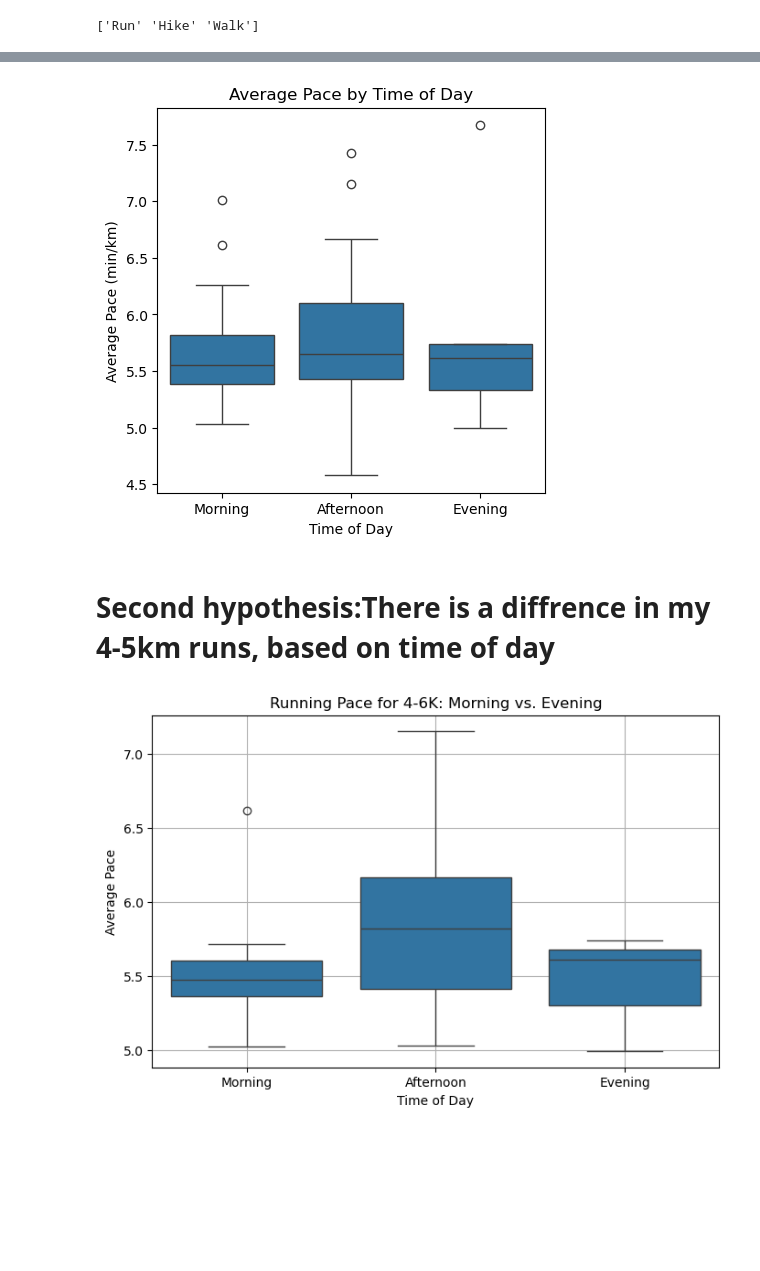
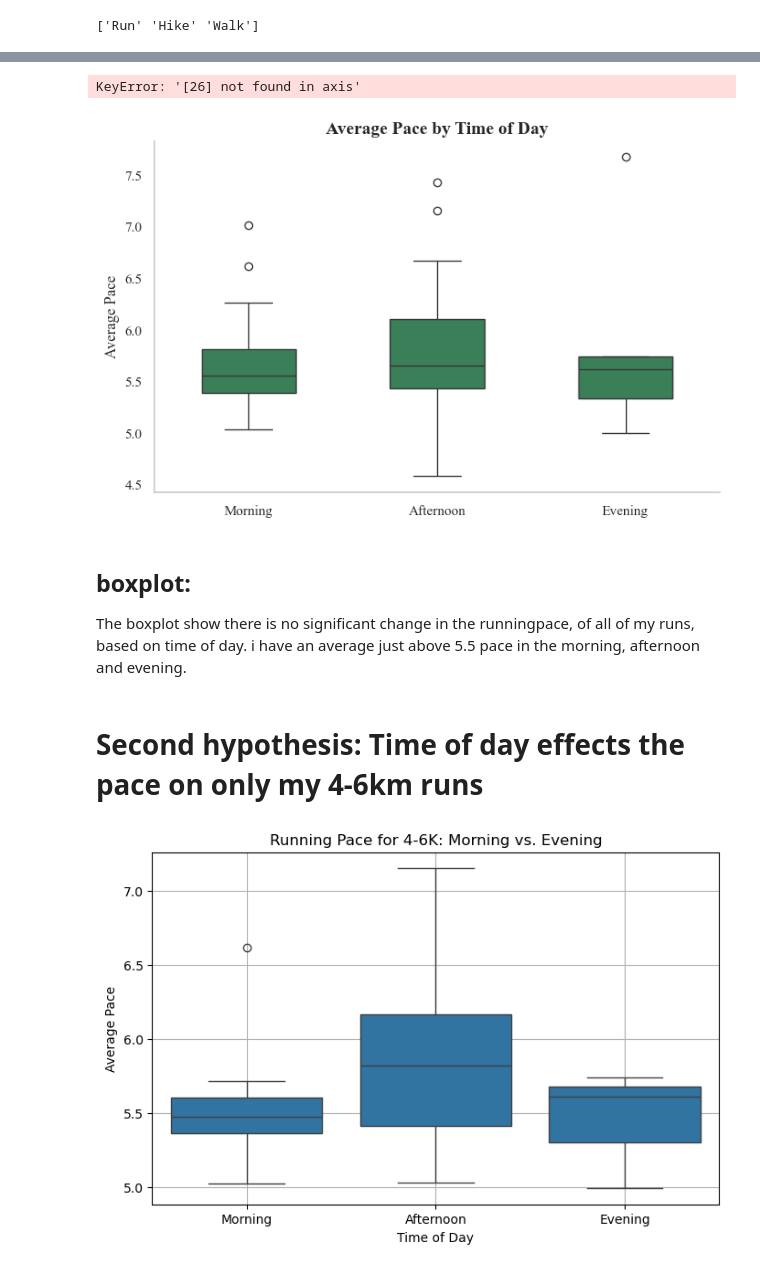
Before and after one commit to Kristine-jo/ExamPSY3035, a Jupyter notebook: Script/stravadata.ipynb, the cells around one changed output, grey strips where cells are left out. Drawn from its saved outputs; the diff is of its cells as text; code cells hidden in the pictures; blank space fills up the shorter version.

Commit message:
still working on the boxplots

```diff
--- a/Script/stravadata.ipynb
+++ b/Script/stravadata.ipynb
@@ -73,10 +62,7 @@ dtype: object
 # %%
-import pandas as pd
-import matplotlib.pyplot as plt
-import seaborn as sns
 
-# Load dataset (update the path to match your file location)
-df = pd.read_csv(r"C:\Users\krist\PSY-3035\github\ExamPSY3035\Data\runlog\my_running.csv")
+# Load dataset
+# df = pd.read_csv(r"C:\Users\krist\PSY-3035\github\ExamPSY3035\Data\runlog\my_running.csv")
 
 # Convert activity_date to datetime format
 df['Activity Date'] = pd.to_datetime(df['Activity Date'])
@@ -133,0 +120,10 @@ print(df_runs)
+# %%
+
+# Ensure "Activity Date" is in datetime format
+df["Activity Date"] = pd.to_datetime(df["Activity Date"], errors='coerce')
+
+# Now, you can extract the hour
+df["hour"] = df["Activity Date"].dt.hour
+
+# Check the first few rows
+print(df.head())
@@ -134 +148,4 @@ print(df_runs)
+# %%
+df["Activity Time"] = pd.to_datetime(df_runs["Activity Date"]) # Extracting date and time from Activity Date
+df["hour"] = df["Activity Date"].dt.hour  # Extracting time in hours from Activity Date
 # %%
@@ -146,18 +181,35 @@ df["time_of_day"] = df["hour"].apply(classify_time)
 # %%
-#because i have a substantial outlier, it makes the plot difficult to read. I therefore want to remove this
-# Remove the row with index 26
-df_runs = df_runs.drop(26)
+# Because I had a substantial outlier, it makes the plot difficult to read. I therefore want to remove this. (It was a mountain run)
+df_runs = df_runs.drop(26)  # Remove the row with index 26
+# %% [output]
+KeyError: '[26] not found in axis'
 # %%
-# Now, plot the boxplot
-import seaborn as sns
-import matplotlib.pyplot as plt
+#boxplot
+plt.figure(figsize=(8, 5))
+plt.grid(False) #removes the bacground lines
+sns.set_style("whitegrid")  # Adds a clean background
+sns.boxplot(
+    x=df["time_of_day"],
+    y=df_runs["average_pace"],
+    color="Seagreen",  # Uses a more visually appealing color palette
+    width=0.5,  # Adjusts box width for better spacing
+    linewidth=1.0  # Makes the box edges more visible
+)
+plt.xlabel("") #didn't want the lable for x axis
+plt.ylabel("Average Pace", fontsize=12, fontname="Times New Roman")
+plt.title("Average Pace by Time of Day", fontsize=14, fontname="Times New Roman", fontweight="bold")
 
-plt.figure(figsize=(5, 5))
-sns.boxplot(x=df_runs['time_of_day'], y=df_runs['average_pace'])
-plt.xlabel('Time of Day')
-plt.ylabel('Average Pace (min/km)')
-plt.title('Average Pace by Time of Day')
+plt.xticks(fontsize=11, fontname="Times New Roman")
+plt.yticks(fontsize=11, fontname="Times New Roman")
+
+sns.despine()  # Removes top and right borders for a cleaner look
 plt.show()
+
+#boxplot for evning lacks upper whisker
+#Im using seaborn to get nice boxplots. However, seaborn follows Tukeys rule for outliers, and does not include the "whiskers" if the outlier is to large(above Q3)
 # %% [output]
-[figure, old version]
+[figure, new version]
+# %% [markdown]
+## boxplot:
+The boxplot show there is no significant change in the runningpace, of all of my runs, based on time of day. i have an average just above 5.5 pace in the morning, afternoon and evening.
 # %%
@@ -165,3 +217,3 @@ from scipy import stats
 # %% [markdown]
-# Second hypothesis:There is a diffrence in my 4-5km runs, based on time of day
+# Second hypothesis: Time of day effects the pace on only my 4-6km runs
 # %%
```
Also changed, not shown: parts of 16 cells of this notebook.
